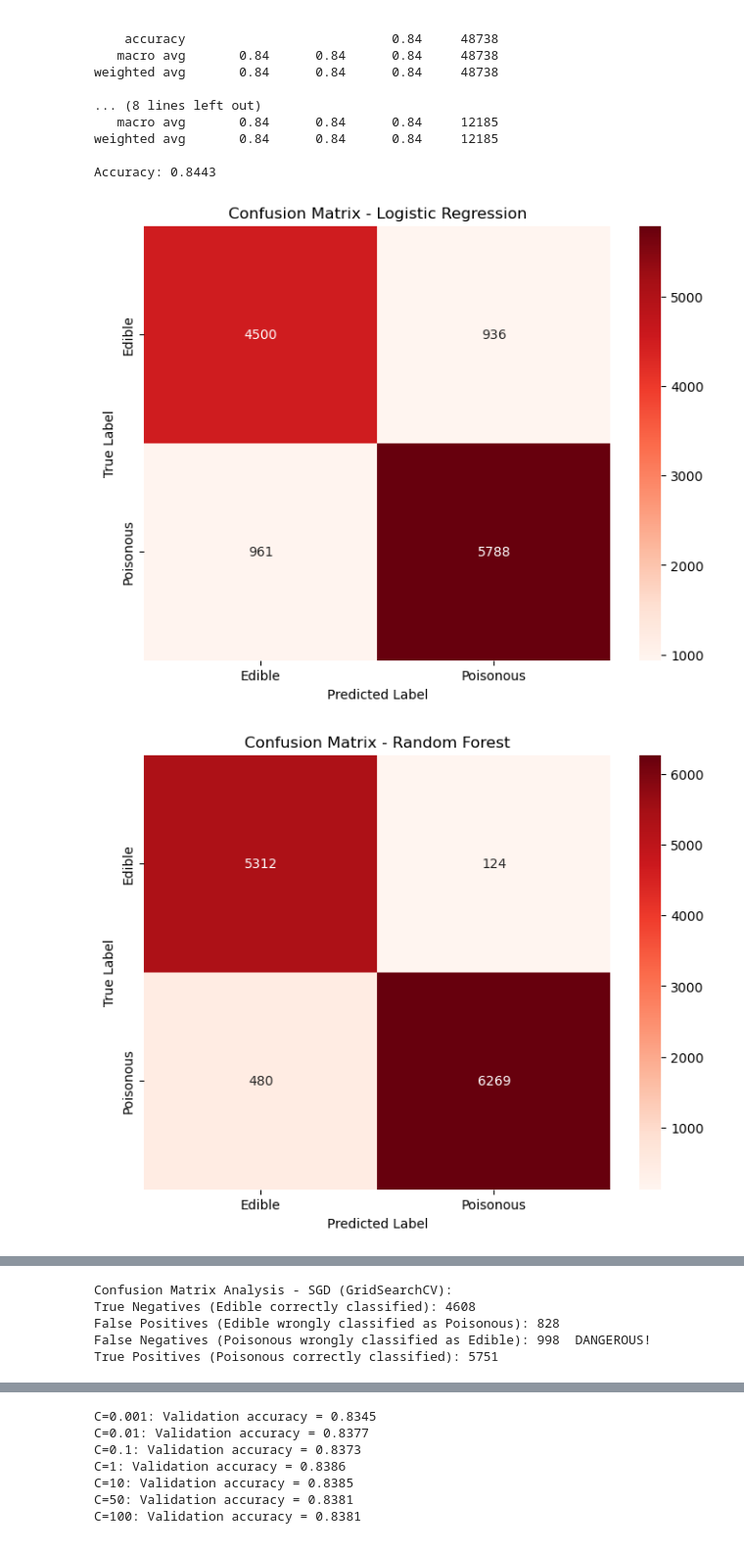
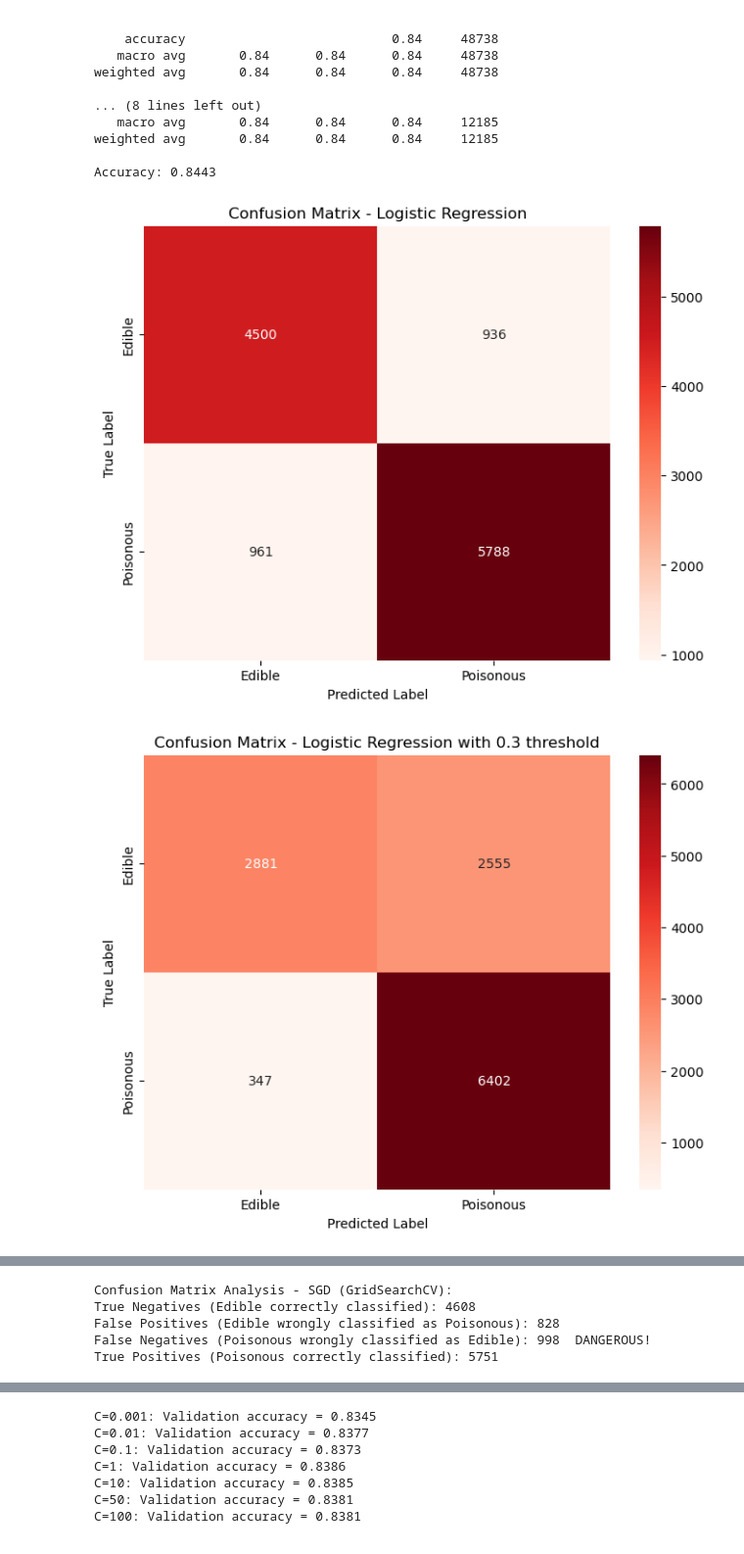
Before and after one commit to sergioqueber/assignment-4-mle-polski-team, a Jupyter notebook: 4. Mushroom foraging.ipynb, the cells around one changed output, grey strips where cells are left out. Shown: that part at 98% size. Cells and saved outputs as stored; diff of their text form; code cells hidden in the pictures.

Commit message:
added threshold stuff

```diff
--- a/4. Mushroom foraging.ipynb
+++ b/4. Mushroom foraging.ipynb
@@ -251,0 +255,19 @@ Best cross-validation recall score: 0.8466
+# %%
+best_log_reg = grid_search.best_estimator_
+
+probs_train = best_log_reg.predict_proba(X_train_scaled)[:, 1]
+probs_test = best_log_reg.predict_proba(X_test_scaled)[:, 1]
+
+threshold = 0.3
+y_train_thresh = (probs_train >= threshold).astype(int)
+y_test_thresh = (probs_test >= threshold).astype(int)
+
+print(f"\n=== Metrics with threshold={threshold} — TRAIN ===")
+print(classification_report(y_train, y_train_thresh, target_names=['Edible','Poisonous']))
+lrt_train_cm = confusion_matrix(y_train, y_train_thresh)
+print("Confusion matrix (train):\n", lrt_train_cm)
+
+print(f"\n=== Metrics with threshold={threshold} — TEST ===")
+print(classification_report(y_test, y_test_thresh, target_names=['Edible','Poisonous']))
+lrt_test_cm = confusion_matrix(y_test, y_test_thresh)
+print("Confusion matrix (test):\n", lrt_test_cm)
@@ -451,35 +491,44 @@ sns.heatmap(cm, annot=True, fmt='d', cmap='Reds',
             xticklabels=['Edible', 'Poisonous'],
             yticklabels=['Edible', 'Poisonous'])
 plt.title('Confusion Matrix - Logistic Regression')
+plt.ylabel('True Label')
+plt.xlabel('Predicted Label')
+plt.show()
+
+plt.figure(figsize=(8, 6))
+sns.heatmap(lrt_test_cm, annot=True, fmt='d', cmap='Reds',
+            xticklabels=['Edible', 'Poisonous'],
+            yticklabels=['Edible', 'Poisonous'])
+plt.title('Confusion Matrix - Logistic Regression with 0.3 threshold')
 plt.ylabel('True Label')
 plt.xlabel('Predicted Label')
 plt.show()
 
 rf_cm = confusion_matrix(y_test, rf_y_pred)
 
 plt.figure(figsize=(8, 6))
 sns.heatmap(rf_cm, annot=True, fmt='d', cmap='Reds',
             xticklabels=['Edible', 'Poisonous'],
             yticklabels=['Edible', 'Poisonous'])
 plt.title('Confusion Matrix - Random Forest')
 plt.ylabel('True Label')
 plt.xlabel('Predicted Label')
 plt.show()
 
 plt.figure(figsize=(8, 6))
 sns.heatmap(sgd_cm, annot=True, fmt='d', cmap='Reds',
             xticklabels=['Edible', 'Poisonous'],
             yticklabels=['Edible', 'Poisonous'])
 plt.title('Confusion Matrix - SGD Classifier (GridSearchCV)')
 plt.ylabel('True Label')
 plt.xlabel('Predicted Label')
 plt.show()
 
 print("\nConfusion Matrix Analysis - SGD (GridSearchCV):")
 print(f"True Negatives (Edible correctly classified): {sgd_cm[0,0]}")
 print(f"False Positives (Edible wrongly classified as Poisonous): {sgd_cm[0,1]}")
 print(f"False Negatives (Poisonous wrongly classified as Edible): {sgd_cm[1,0]}  DANGEROUS!")
 print(f"True Positives (Poisonous correctly classified): {sgd_cm[1,1]}")
 # %% [output]
 [figure]
-[figure, old version]
+[figure, new version]
```
Also changed, not shown: parts of 10 cells of this notebook.
